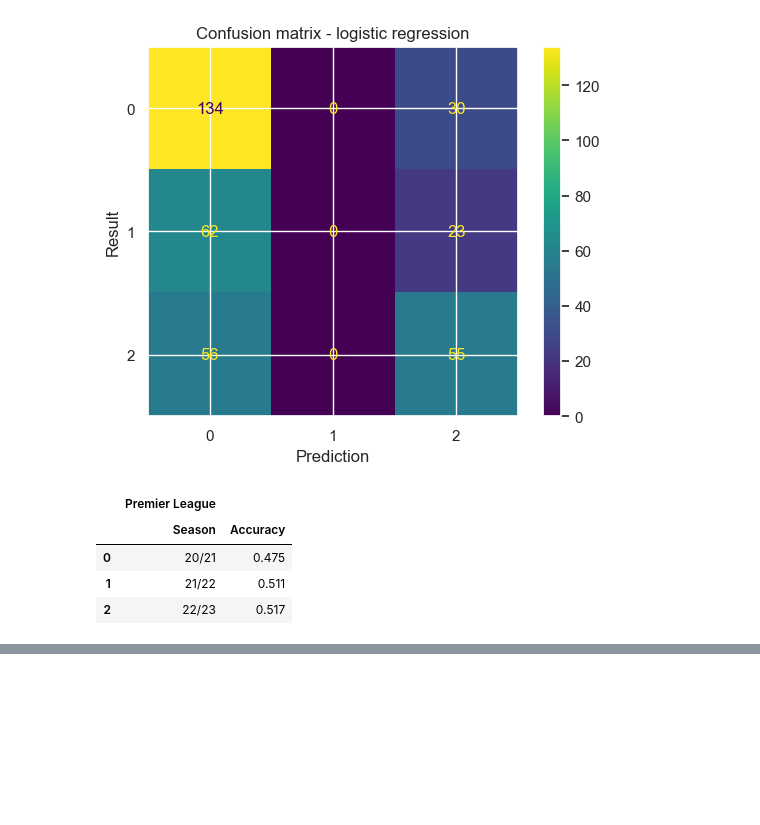
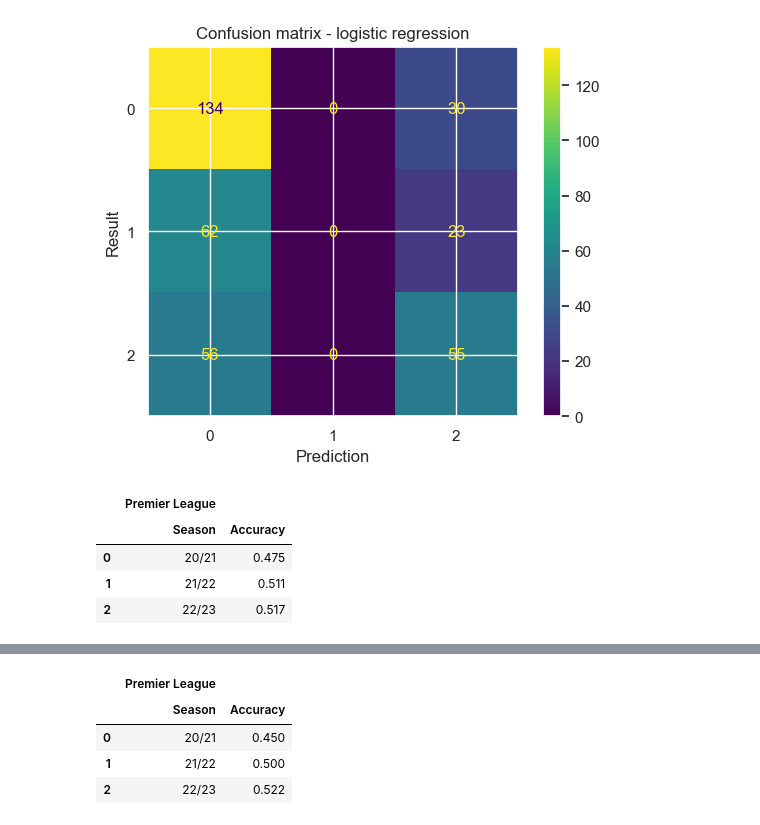
Before and after one commit to tmaxell/footforecast, a Jupyter notebook: analysis.ipynb, the cells around one changed output, grey strips where cells are left out. Cells and saved outputs as stored; diff of their text form; code cells hidden in the pictures; blank space fills up the shorter version.

```diff
--- a/analysis.ipynb
+++ b/analysis.ipynb
@@ -800,0 +808,8 @@ NameError: name 'RandomForestClassifier' is not defined
+# %%
+plot_leagues_predictions(leagues, years, features, rf_clf)
+# %% [output]
+|  | Premier League |  |
+|  | Season | Accuracy |
+| 0 | 20/21 | 0.450 |
+| 1 | 21/22 | 0.500 |
+| 2 | 22/23 | 0.522 |
```
Also changed, not shown: parts of 2 cells of this notebook.
